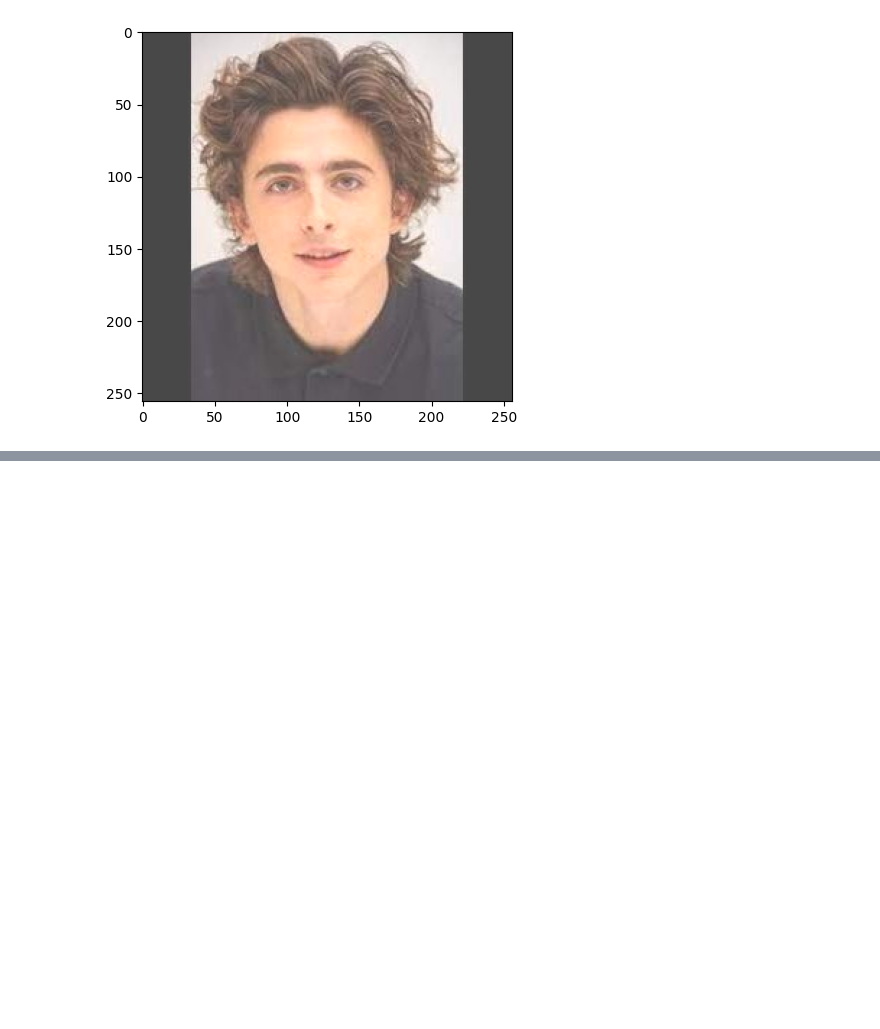
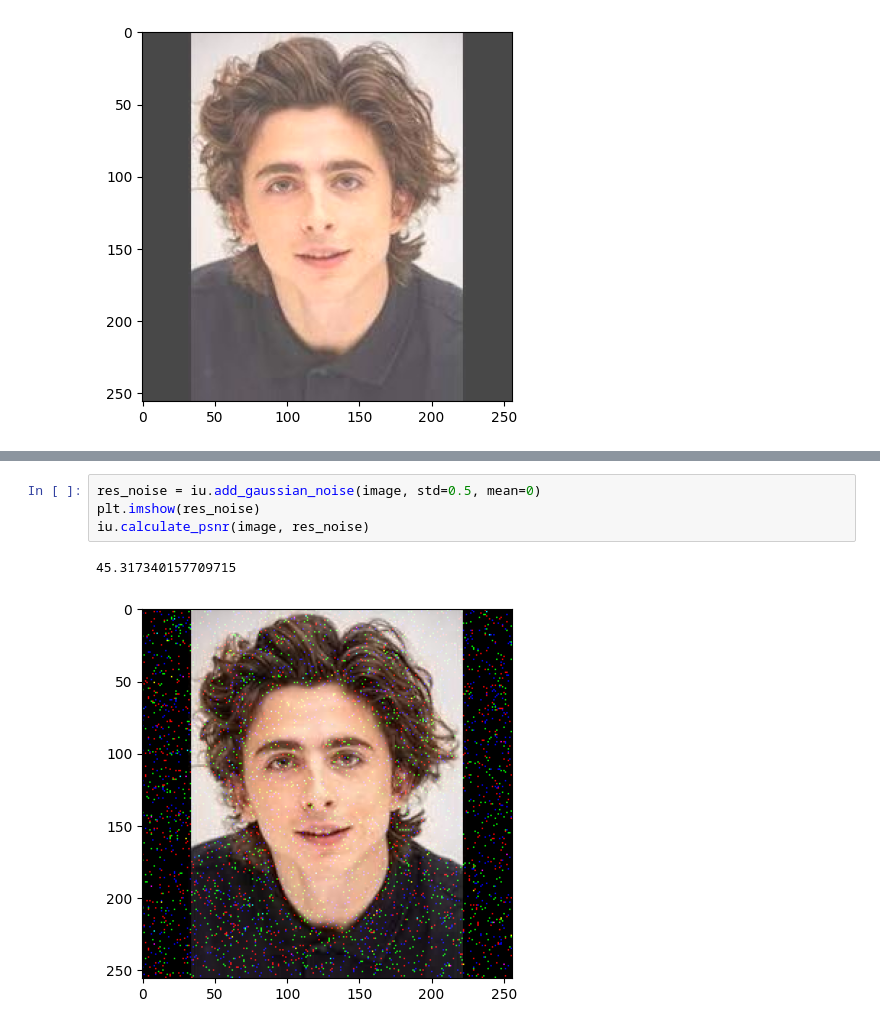
Before and after one commit to gry-mar/biometrics-assignment-1, a Jupyter notebook: notebooks/image_adjustment_test.ipynb, the cells around one changed output, grey strips where cells are left out. Saved outputs shown, nothing was run; the diff lists cells and outputs as text; blank space fills up the shorter version.

```diff
--- a/notebooks/image_adjustment_test.ipynb
+++ b/notebooks/image_adjustment_test.ipynb
@@ -44,0 +45,7 @@ iu.calculate_psnr(image, res_noise)
+# %%
+res_noise = iu.add_gaussian_noise(image, std=0.5, mean=0)
+plt.imshow(res_noise)
+iu.calculate_psnr(image, res_noise)
+# %% [output]
+45.317340157709715
+[figure, added]
```
Also changed, not shown: parts of 5 cells of this notebook, 1 other file.
